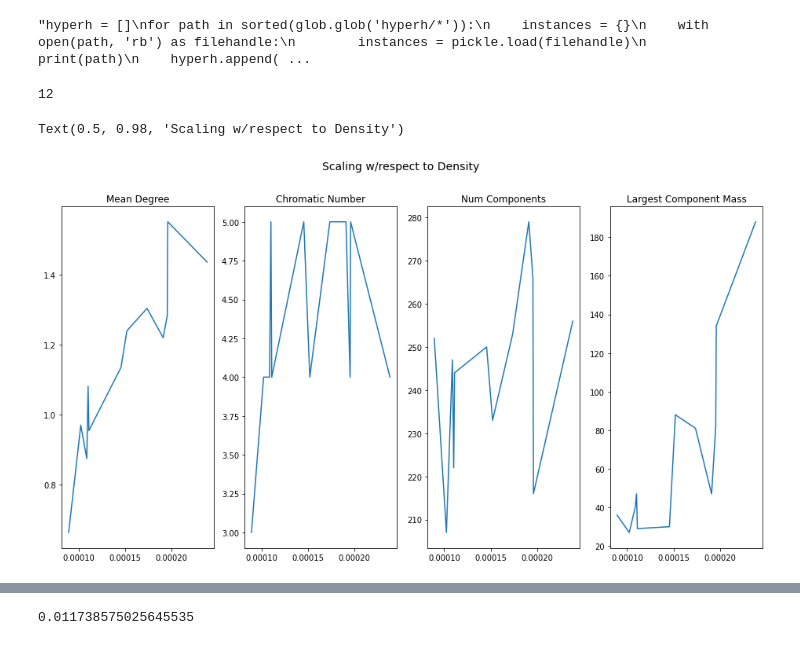
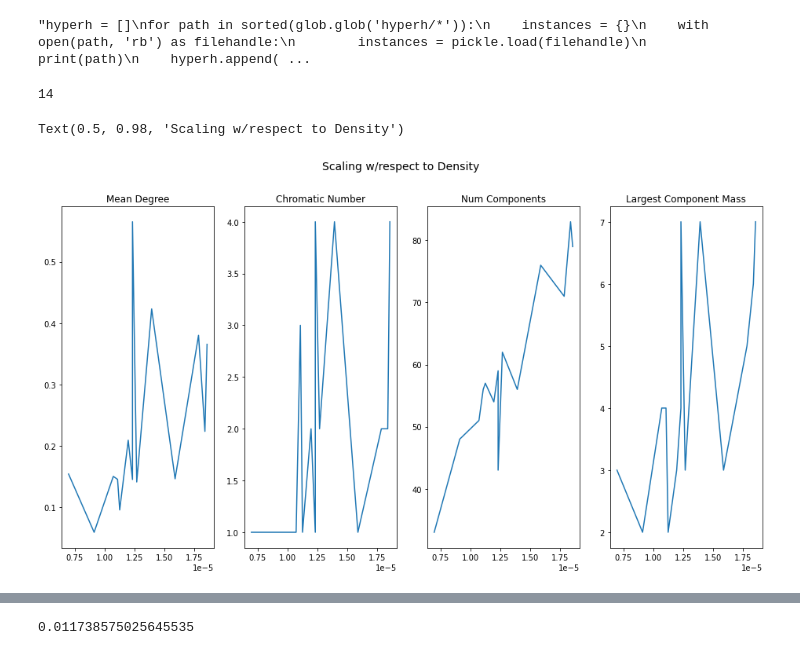
Before and after one commit to trevor-chan/research, a Jupyter notebook: morpho_scripts/NetworkAnalysis.ipynb, the cells around one changed output, grey strips where cells are left out. Drawn from its saved outputs; the diff is of its cells as text; code cells hidden in the pictures.

```diff
--- a/morpho_scripts/NetworkAnalysis.ipynb
+++ b/morpho_scripts/NetworkAnalysis.ipynb
@@ -435,8 +438,8 @@ def analyze_lineage_list(lineagelist, distance_param = None, outputfile = None):
 # %%
 # *temporary analysis on lineage object:
 
-#lineagelist = [lineage_7, lineage_21]
-lineagelist = [lineage_hypo, lineage_iso, lineage_hyper]
+lineagelist = [lineage_7, lineage_21]
+#lineagelist = [lineage_hypo, lineage_iso, lineage_hyper]
 
 density = []
 degree = []
@@ -460,35 +463,35 @@ for day_list in lineage.items:
         i += 1
 
 print(i)
 
 tuplist = []
 for i in range(len(density)):
     tuplist.append((density[i], degree[i], color[i], components[i]))
 
 
 
 def firstindex(elem):
     return elem[0]
 
 tuplist = sorted(tuplist, key = firstindex)
 
 fig, (ax1, ax2, ax3, ax4) = plt.subplots(1, 4, figsize=(16, 8))
 
 ax1.plot([elem[0] for elem in tuplist],[elem[1] for elem in tuplist])
 ax2.plot([elem[0] for elem in tuplist],[elem[2] for elem in tuplist])
 ax3.plot([elem[0] for elem in tuplist],[len(elem[3]) for elem in tuplist])
 ax4.plot([elem[0] for elem in tuplist],[max(elem[3]) for elem in tuplist])
 
 ax1.set_title('Mean Degree')
 ax2.set_title('Chromatic Number')
 ax3.set_title('Num Components')
 ax4.set_title('Largest Component Mass')
 
 fig.suptitle('Scaling w/respect to Density', fontsize=14)
 # %% [output]
-12
+14
 Text(0.5, 0.98, 'Scaling w/respect to Density')
-[figure, old version]
+[figure, new version]
 # %%
 #Curve Fitting And Comparison
 
```
Also changed, not shown: parts of 2 cells of this notebook, 1 other file.
